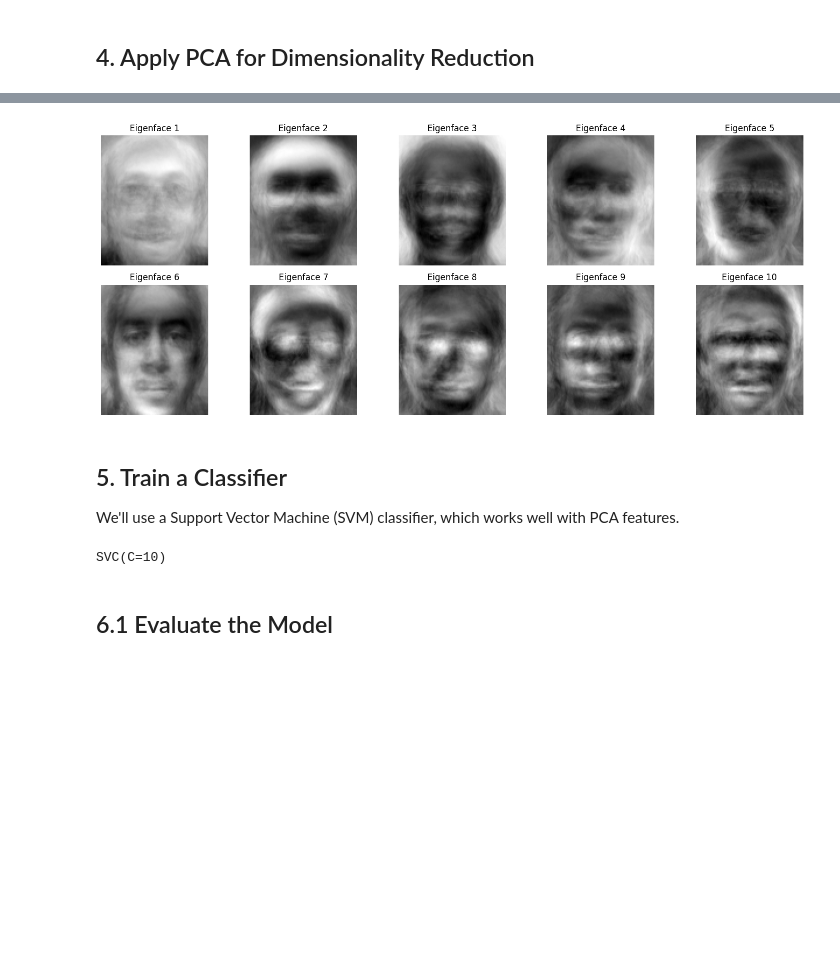
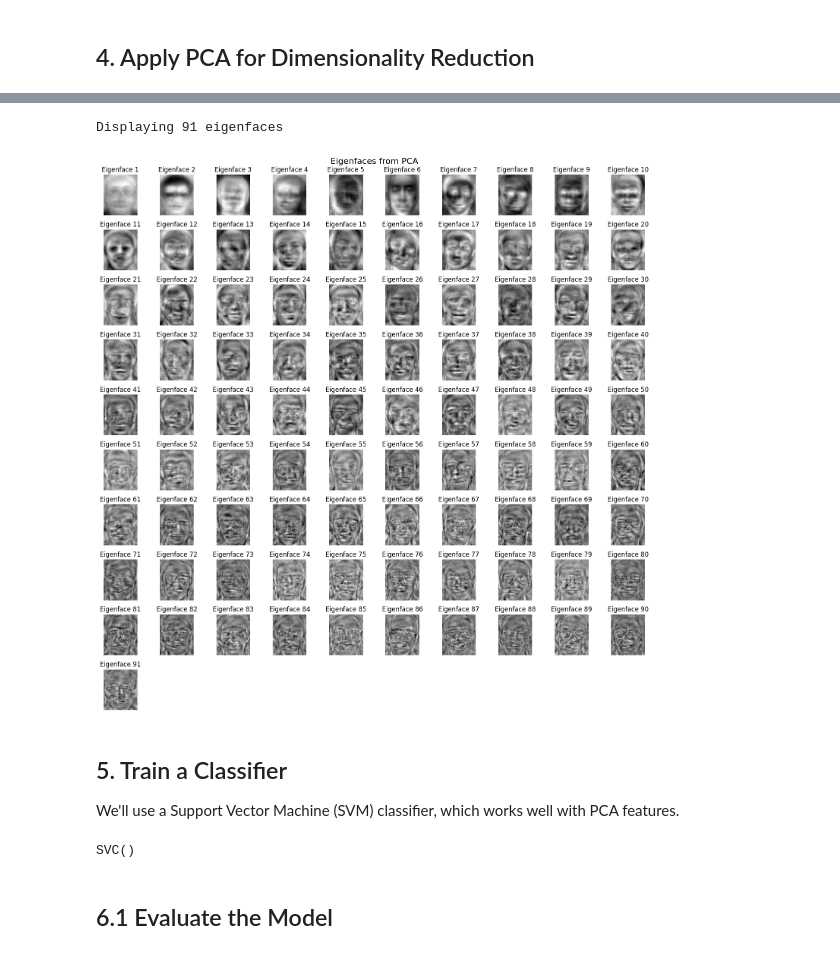
Before and after one commit to Abdelrahman0Sayed/Face-Recognition-and-Detection, a Jupyter notebook: Face Recognition.ipynb, the cells around one changed output, grey strips where cells are left out. Saved outputs shown, nothing was run; the diff lists cells and outputs as text; code cells hidden in the pictures; blank space fills up the shorter version.

```diff
--- a/Face Recognition.ipynb
+++ b/Face Recognition.ipynb
@@ -114,28 +166,41 @@ Explained variance ratio: 0.7048
 # %%
-fig, axes = plt.subplots(2, 5, figsize=(15, 6))
+# Get the number of components from custom PCA
+n_components = custom_pca.n_components
+print(f"Displaying {n_components} eigenfaces")
+
+# Calculate the grid size needed
+grid_size = int(np.ceil(np.sqrt(n_components)))
+fig, axes = plt.subplots(grid_size, grid_size, figsize=(15, 15))
 axes = axes.flatten()
 
-for i in range(10):
-    eigenface = pca.components_[i].reshape(112, 92)
+for i in range(min(n_components, len(axes))):
+    eigenface = custom_pca.components_[i].reshape(112, 92)
 
     # Display image
     axes[i].imshow(eigenface, cmap='gray')
     axes[i].set_title(f"Eigenface {i+1}")
     axes[i].axis('off')
 
+# Turn off axes for unused subplots
+for i in range(min(n_components, len(axes)), len(axes)):
+    axes[i].axis('off')
+
+plt.suptitle("Eigenfaces from PCA", fontsize=16)
 plt.tight_layout()
+plt.subplots_adjust(top=0.95)
 plt.show()
 # %% [output]
+Displaying 91 eigenfaces
-[figure, old version]
+[figure, new version]
 # %% [markdown]
 ## 5. Train a Classifier
 
 We'll use a Support Vector Machine (SVM) classifier, which works well with PCA features.
 # %%
-classifier = SVC(kernel='rbf', gamma='scale', C=10)
+classifier = SVC(kernel='rbf', gamma='scale')
 classifier.fit(X_train_pca, y_train)
 # %% [output]
-SVC(C=10)
+SVC()
 # %% [markdown]
 ## 6.1 Evaluate the Model
 # %%
```
Also changed, not shown: parts of 7 cells of this notebook.
